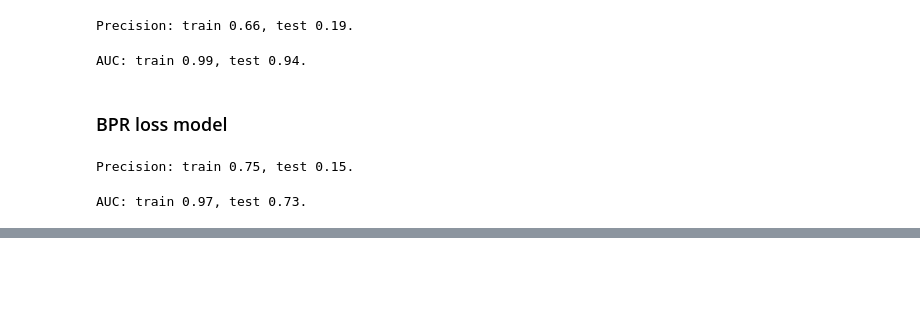
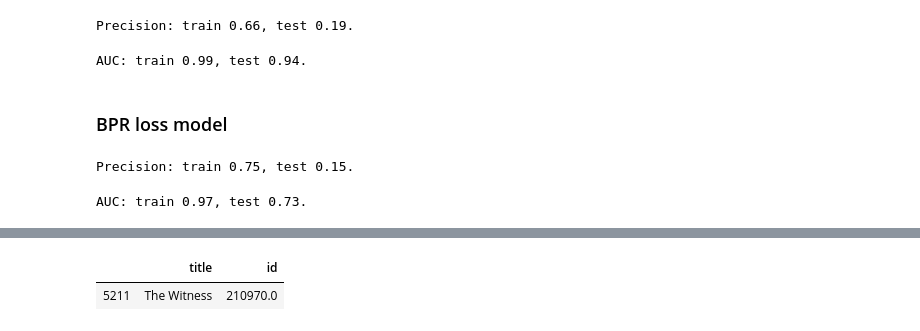
Before and after one commit to nadinezab/video-game-recs, a Jupyter notebook: 4-Modelling.ipynb, the cells around one changed output, grey strips where cells are left out. Cells and saved outputs as stored; diff of their text form; code cells hidden in the pictures; blank space fills up the shorter version.

```diff
--- a/4-Modelling.ipynb
+++ b/4-Modelling.ipynb
@@ -33,7 +35,7 @@ recdata.head()
 | 4 | 10 | 10 | 1.0 |
 # %%
 # Load game names data
-games = pd.read_csv('gamenames.csv', index_col = 0)
+games = pd.read_csv('../Data/steam/gamenames.csv', index_col = 0)
 games.head()
 # %% [output]
 |  | title | id |
@@ -184,0 +331,5 @@ rec_list = sample_recommendation_user(model = mf_model,
+# %%
+games[games['title'] == 'The Witness']
+# %% [output]
+|  | title | id |
+| 5211 | The Witness | 210970.0 |
```
Also changed, not shown: parts of 26 cells of this notebook.
